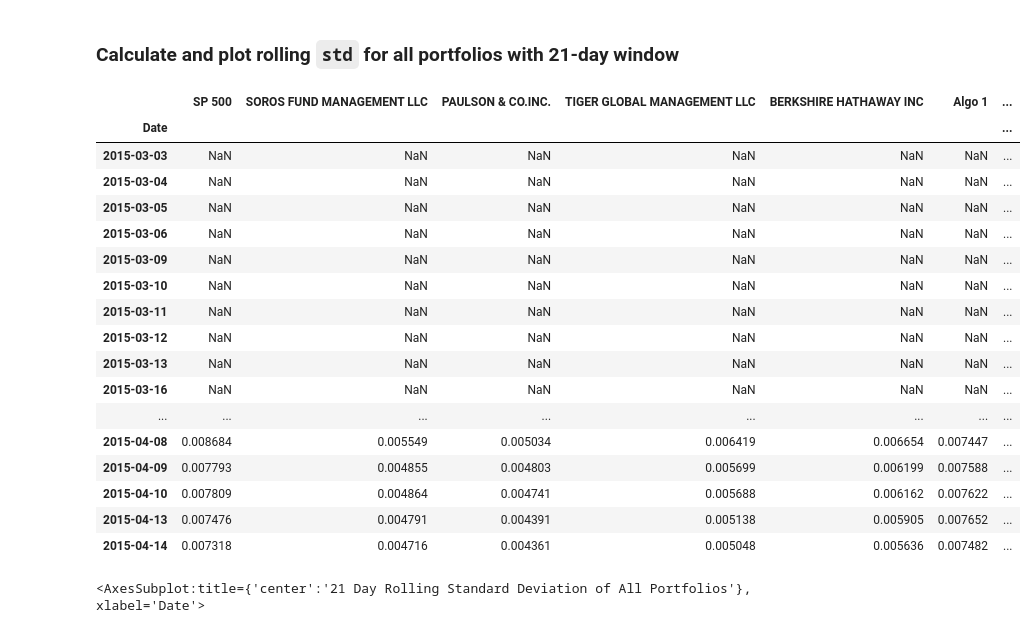
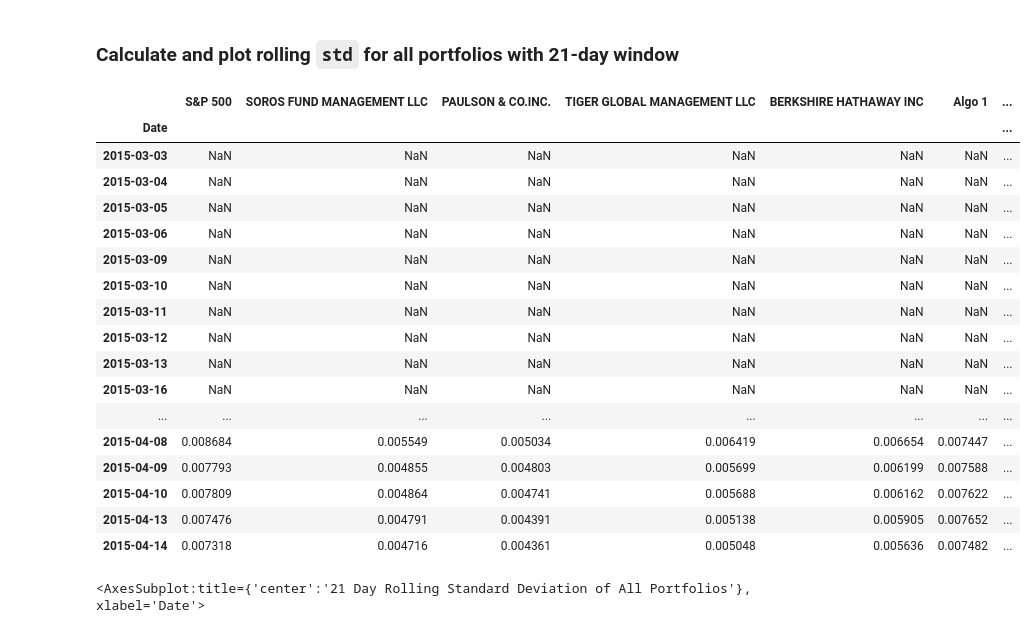
Before and after one commit to joeyh2/portfolio-analysis, a Jupyter notebook: whale_analysis.ipynb, the cells around one changed output. Saved outputs shown, nothing was run; the diff lists cells and outputs as text; code cells hidden in the pictures.

```diff
--- a/whale_analysis.ipynb
+++ b/whale_analysis.ipynb
@@ -30,7 +30,7 @@ Read the Whale Portfolio daily returns and clean the data
 # %%
 # Reading whale returns
 file_path = Path('Resources/whale_returns.csv')
-whale_df = pd.read_csv(file_path, index_col = "Date", infer_datetime_format=True, parse_dates=True)
+whale_df = pd.read_csv(file_path, index_col = "Date", infer_datetime_format=True, parse_dates=True).sort_index()
 whale_df.head()
 # %% [output]
 |  | SOROS FUND MANAGEMENT LLC | PAULSON & CO.INC. | TIGER GLOBAL MANAGEMENT LLC | BERKSHIRE HATHAWAY INC |
@@ -70,7 +68,7 @@ Read the algorithmic daily returns and clean the data
 # %%
 # Reading algorithmic returns
 file_path = Path('Resources/algo_returns.csv')
-algo_df = pd.read_csv(file_path, index_col="Date", infer_datetime_format = True, parse_dates = True)
+algo_df = pd.read_csv(file_path, index_col="Date", infer_datetime_format = True, parse_dates = True).sort_index()
 algo_df.head(10)
 # %% [output]
 |  | Algo 1 | Algo 2 |
@@ -113,8 +107,7 @@ Read the S&P 500 historic closing prices and create a new daily returns DataFram
 # %%
 # Reading S&P 500 Closing Prices
 file_path = Path('Resources/sp500_history.csv')
-sp500_df = pd.read_csv(file_path, index_col = "Date", parse_dates=True, infer_datetime_format=True)
-sp500_df.sort_index(inplace = True)
+sp500_df = pd.read_csv(file_path, index_col = "Date", parse_dates=True, infer_datetime_format=True).sort_index()
 sp500_df.head()
 # %% [output]
 |  | Close |
@@ -186,6 +179,6 @@ sp500_returns.head()
 | 2012-10-08 | -0.003457 |
 # %%
 # Rename `Close` Column to be specific to this portfolio.
-sp500_returns.rename(columns={'Close':'SP 500'}, inplace = True)
+sp500_returns.rename(columns={'Close':'S&P 500'}, inplace = True)
 sp500_returns.head()
 # %% [output]
@@ -345,11 +338,10 @@ Risk changes over time. Analyze the rolling statistics for Risk and Beta.
 ### Calculate and plot rolling `std` for all portfolios with 21-day window
 # %%
 # Calculate the rolling standard deviation for all portfolios using a 21-day window
-combined_returns = combined_returns.sort_index().copy()
-rolling_std = combined_returns.copy().rolling(window=21).std()
+rolling_std = combined_returns.rolling(window=21).std()
 rolling_std.head(30)
 # %% [output]
-|  | SP 500 | SOROS FUND MANAGEMENT LLC | PAULSON & CO.INC. | TIGER GLOBAL MANAGEMENT LLC | BERKSHIRE HATHAWAY INC | Algo 1 | ... |
+|  | S&P 500 | SOROS FUND MANAGEMENT LLC | PAULSON & CO.INC. | TIGER GLOBAL MANAGEMENT LLC | BERKSHIRE HATHAWAY INC | Algo 1 | ... |
 | Date |  |  |  |  |  |  | ... |
 | 2015-03-03 | NaN | NaN | NaN | NaN | NaN | NaN | ... |
 | 2015-03-04 | NaN | NaN | NaN | NaN | NaN | NaN | ... |
```
Also changed, not shown: parts of 22 cells of this notebook.
